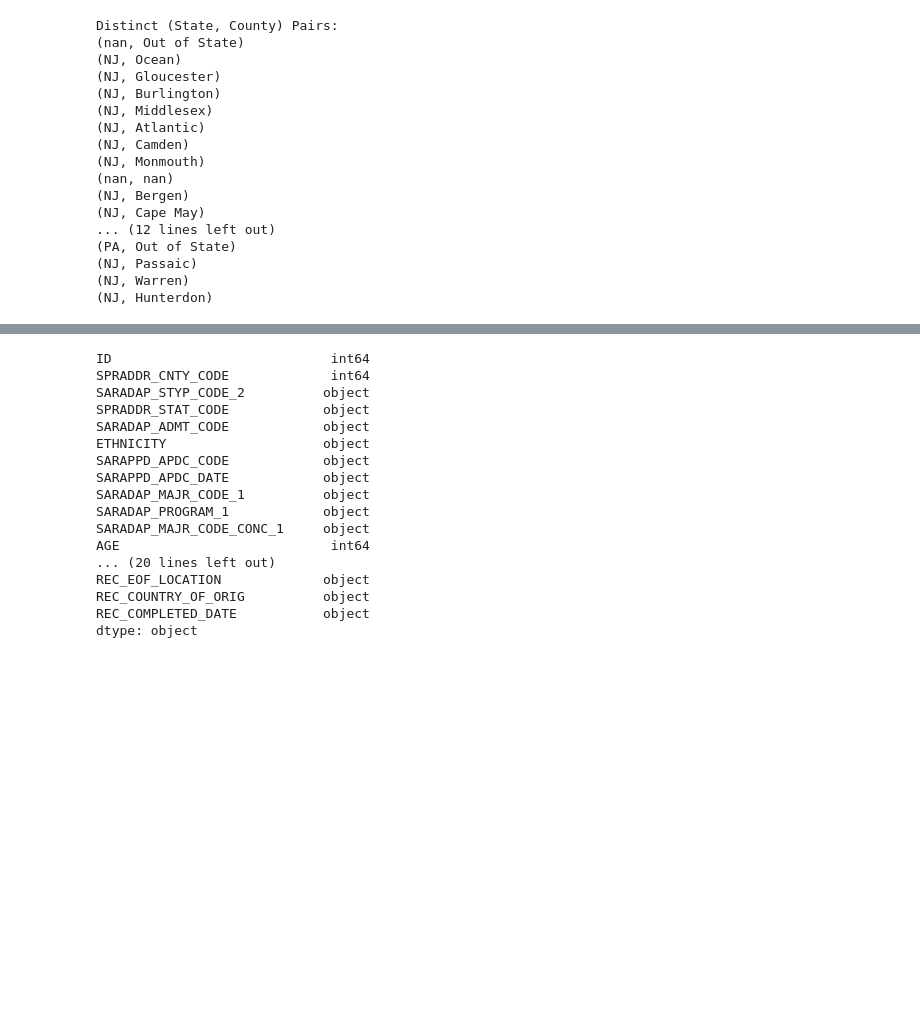
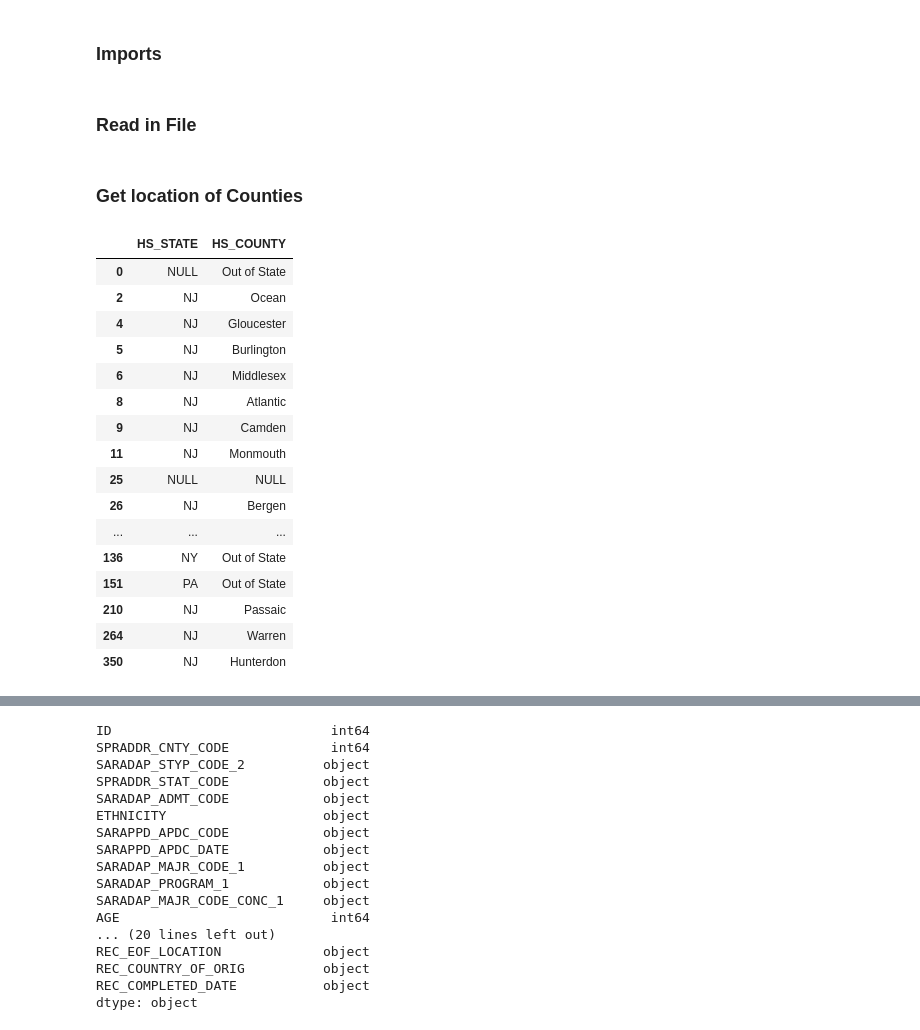
Before and after one commit to udoychowdhury/DataScience, a Jupyter notebook: Assitantship/CleanAndTransformData.ipynb, the cells around one changed output, grey strips where cells are left out. Saved outputs shown, nothing was run; the diff lists cells and outputs as text; code cells hidden in the pictures; blank space fills up the shorter version.

```diff
--- a/Assitantship/CleanAndTransformData.ipynb
+++ b/Assitantship/CleanAndTransformData.ipynb
@@ -1,3 +1,5 @@
+# %% [markdown]
+### Imports ###
 # %%
 # Import libraries
 import pandas as pd
@@ -6,35 +13,37 @@ import numpy as np
 # Remove display restrictions
 pd.set_option('display.max_columns', None)
 pd.set_option('display.width', None)
+# %% [markdown]
+### Read in File ###
 # %%
 # File path for file
-file_path = 'Conditionally Admitted Students.xlsx'
+file_path = '/Users/udoychowdhury/Documents/Assitantship/Conditionally Admitted Students.xlsx'
+
 # Read the Excel file
 df = pd.read_excel(file_path, sheet_name='Conditional Admits')
+# %% [markdown]
+### Get location of Counties ###
 # %%
-# Get distinct pairs of (HS_STATE, HS_COUNTY)
+# Get distinct pairs of HS_STATE and HS_COUNTY
 distinct_pairs = df[['HS_STATE', 'HS_COUNTY']].drop_duplicates()
 
-print("Distinct (State, County) Pairs:")
-for index, row in distinct_pairs.iterrows():
-    state, county = row['HS_STATE'], row['HS_COUNTY']
-    print(f"({state}, {county})")
+display(distinct_pairs)
 # %% [output]
-Distinct (State, County) Pairs:
-(nan, Out of State)
-(NJ, Ocean)
-(NJ, Gloucester)
-(NJ, Burlington)
-(NJ, Middlesex)
-(NJ, Atlantic)
-(NJ, Camden)
-(NJ, Monmouth)
-(nan, nan)
-(NJ, Bergen)
-(NJ, Cape May)
-... (12 lines left out)
-(PA, Out of State)
-(NJ, Passaic)
-(NJ, Warren)
-(NJ, Hunterdon)
+|  | HS_STATE | HS_COUNTY |
+| 0 | NULL | Out of State |
+| 2 | NJ | Ocean |
+| 4 | NJ | Gloucester |
+| 5 | NJ | Burlington |
+| 6 | NJ | Middlesex |
+| 8 | NJ | Atlantic |
+| 9 | NJ | Camden |
+| 11 | NJ | Monmouth |
+| 25 | NULL | NULL |
+| 26 | NJ | Bergen |
+| ... | ... | ... |
+| 136 | NY | Out of State |
+| 151 | PA | Out of State |
+| 210 | NJ | Passaic |
+| 264 | NJ | Warren |
+| 350 | NJ | Hunterdon |
 # %%
```
Also changed, not shown: parts of 15 cells of this notebook, 9 other files.
